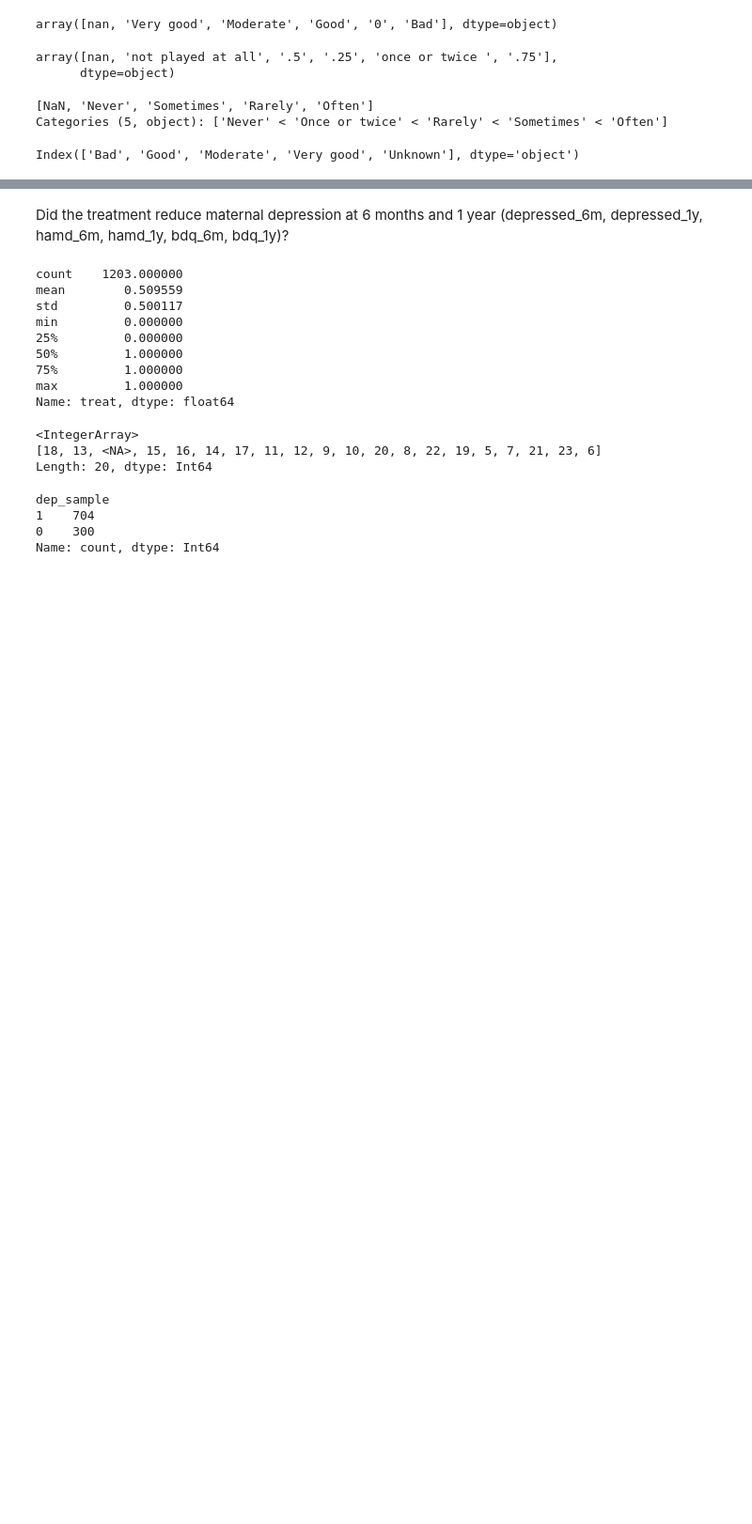
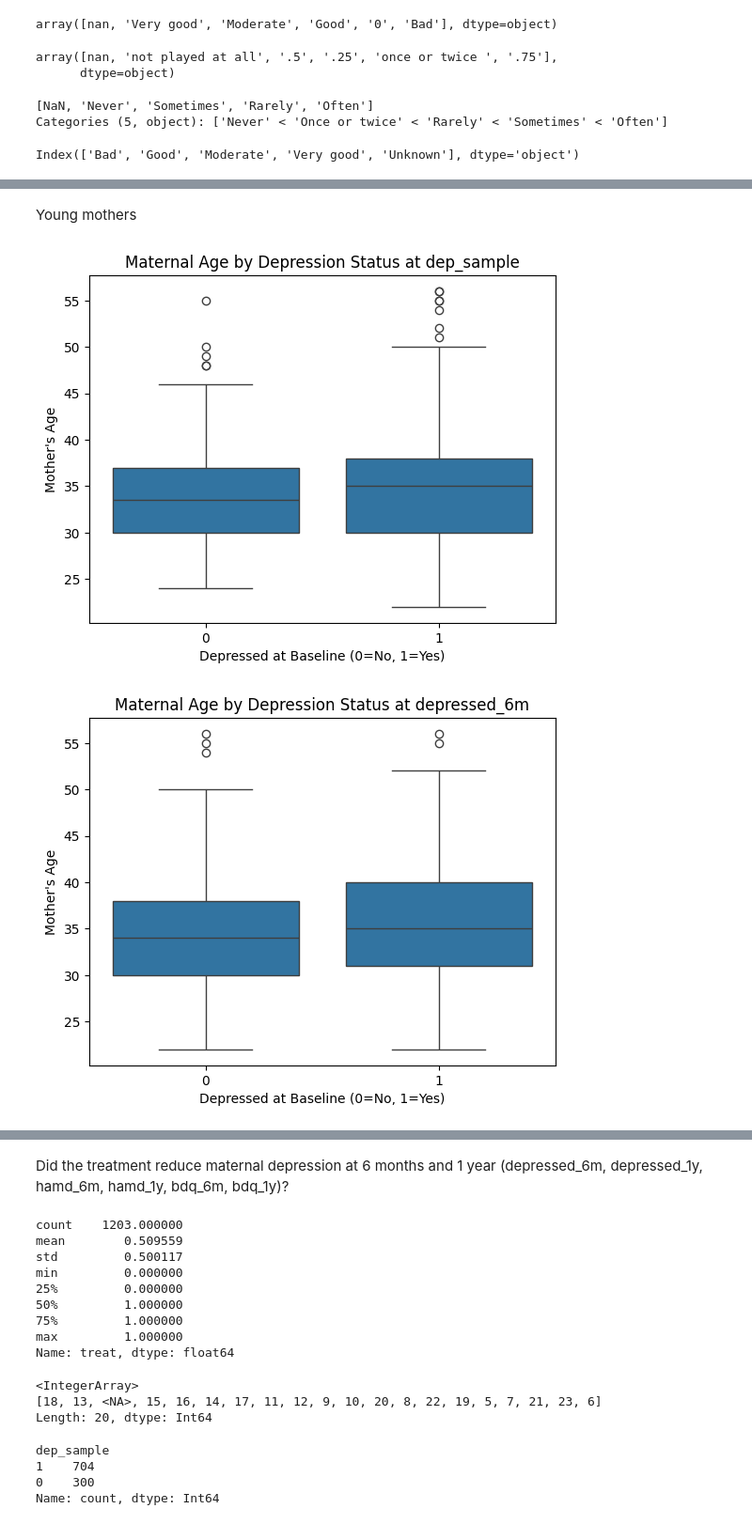
Before and after one commit to Human-Gechi/SCA-ML-AI-CHALLENGE, a Jupyter notebook: Code.ipynb, the cells around one changed output, grey strips where cells are left out. Shown at 94% size. Saved outputs shown, nothing was run; the diff lists cells and outputs as text; code cells hidden in the pictures; blank space fills up the shorter version.

```diff
--- a/Code.ipynb
+++ b/Code.ipynb
@@ -142,0 +152,13 @@ df[categorical] = df[categorical].astype("category")
+# %% [markdown]
+Young mothers
+# %%
+columns = ["dep_sample","depressed_6m","depressed_1y","depressed"]
+for col in columns:
+    sn.boxplot(x=df[col], y="age", data=df)
+    plt.title(f"Maternal Age by Depression Status at {col}")
+    plt.xlabel("Depressed at Baseline (0=No, 1=Yes)")
+    plt.ylabel("Mother's Age")
+    plt.show()
+# %% [output]
+[figure, added]
+[figure, added]
```
Also changed, not shown: parts of 3 cells of this notebook.
